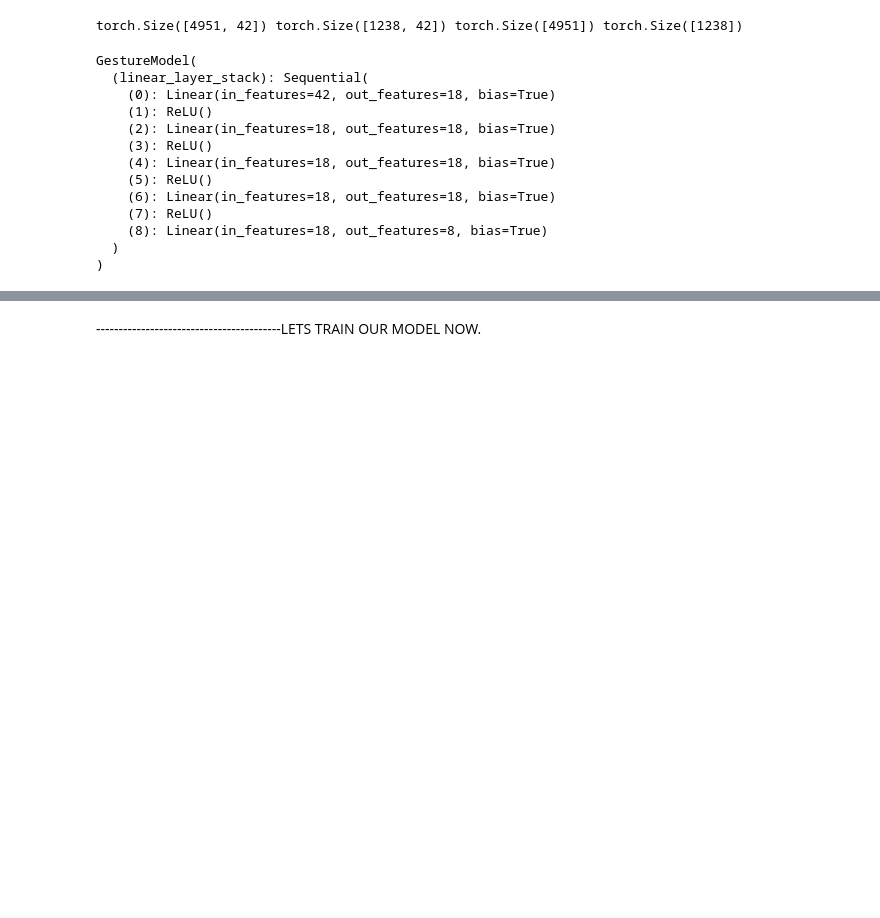
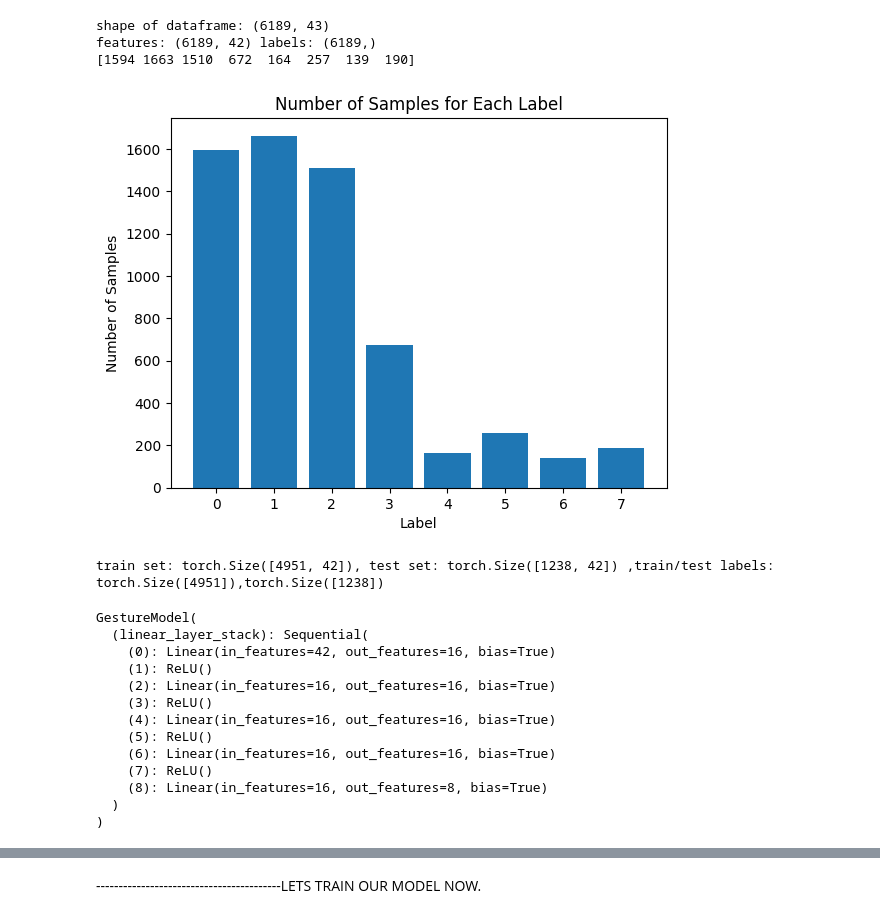
Before and after one commit to Bikash9841/gestureD, a Jupyter notebook: pytorch_classification.ipynb, the cells around one changed output, grey strips where cells are left out. Cells and saved outputs as stored; diff of their text form; code cells hidden in the pictures; blank space fills up the shorter version.

```diff
--- a/pytorch_classification.ipynb
+++ b/pytorch_classification.ipynb
@@ -102,3 +35,45 @@ torch.Size([6189, 42]) torch.Size([6189]) tensor([[ 0.0000,  0.0000,  0.0585,  .
+# %%
+
+df=shuffle(df,random_state=42)
+print(f"shape of dataframe: {df.shape}")
+
+'''
+# extracting features from self-made dataset
+X=df.iloc[:,:42].values
+y=df.iloc[:,42].values
+'''
+
+# for github's 8 dataset
+req_df=df.iloc[:,1:]
+X=req_df.values
+y=df.iloc[:,0].values
+
+
+
+print(f"features: {X.shape} labels: {y.shape}")
+
+# turning data into tensors
+X=torch.from_numpy(X).type(torch.float).to(device)
+y=torch.from_numpy(y).type(torch.LongTensor).to(device)
+
+
+# visualizing dataset
+
+# Count the number of samples for each label
+label_counts = np.bincount(y)
+print(label_counts)
+
+# Plotting the bar plot
+plt.bar(range(len(label_counts)), label_counts, tick_label=range(len(label_counts)))
+plt.title('Number of Samples for Each Label')
+plt.xlabel('Label')
+plt.ylabel('Number of Samples')
+plt.show()
+# %% [output]
+shape of dataframe: (6189, 43)
+features: (6189, 42) labels: (6189,)
+[1594 1663 1510  672  164  257  139  190]
+[figure, added]
 # %%
 # splitting dataset into train and test set
 from sklearn.model_selection import train_test_split
@@ -109,11 +84,11 @@ X_train,X_test,y_train,y_test=train_test_split(X,
     test_size=0.2,
     random_state=42)
 
-print(X_train.shape,X_test.shape,y_train.shape,y_test.shape)
+print(f"train set: {X_train.shape}, test set: {X_test.shape} ,train/test labels: {y_train.shape},{y_test.shape}")
 
 
 class GestureModel(nn.Module):
-  def __init__(self,input_features,output_features,hidden_units=18):
+  def __init__(self,input_features,output_features,hidden_units=16):
 
     super().__init__()
     self.linear_layer_stack = nn.Sequential(
@@ -136,18 +111,18 @@ model_1=GestureModel(42,8).to(device)
 
 model_1
 # %% [output]
-torch.Size([4951, 42]) torch.Size([1238, 42]) torch.Size([4951]) torch.Size([1238])
+train set: torch.Size([4951, 42]), test set: torch.Size([1238, 42]) ,train/test labels: torch.Size([4951]),torch.Size([1238])
 GestureModel(
   (linear_layer_stack): Sequential(
-    (0): Linear(in_features=42, out_features=18, bias=True)
+    (0): Linear(in_features=42, out_features=16, bias=True)
     (1): ReLU()
-    (2): Linear(in_features=18, out_features=18, bias=True)
+    (2): Linear(in_features=16, out_features=16, bias=True)
     (3): ReLU()
-    (4): Linear(in_features=18, out_features=18, bias=True)
+    (4): Linear(in_features=16, out_features=16, bias=True)
     (5): ReLU()
-    (6): Linear(in_features=18, out_features=18, bias=True)
+    (6): Linear(in_features=16, out_features=16, bias=True)
     (7): ReLU()
-    (8): Linear(in_features=18, out_features=8, bias=True)
+    (8): Linear(in_features=16, out_features=8, bias=True)
   )
 )
 # %%
```
Also changed, not shown: parts of 10 cells of this notebook.
